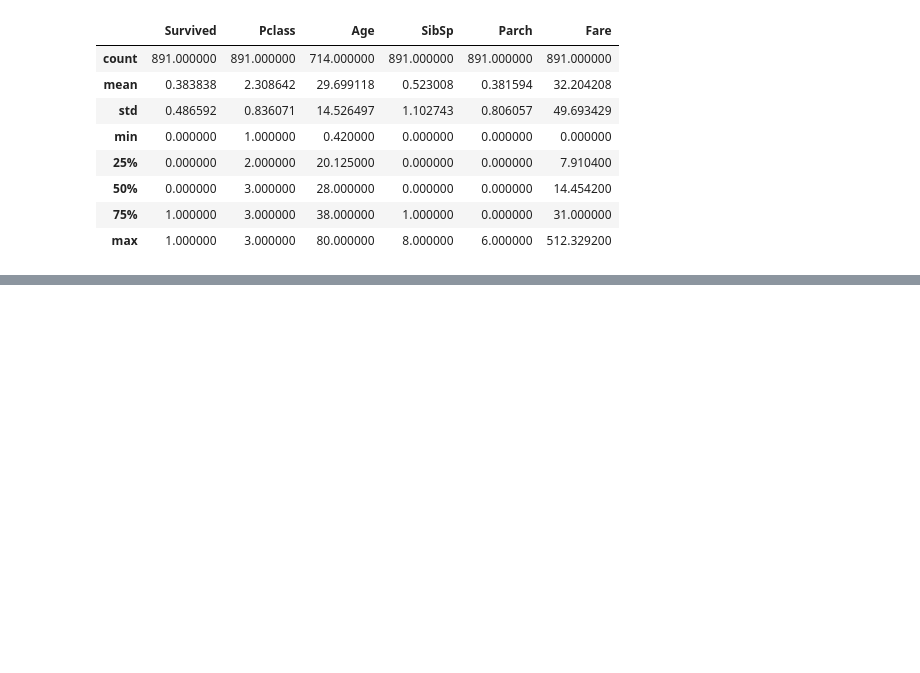
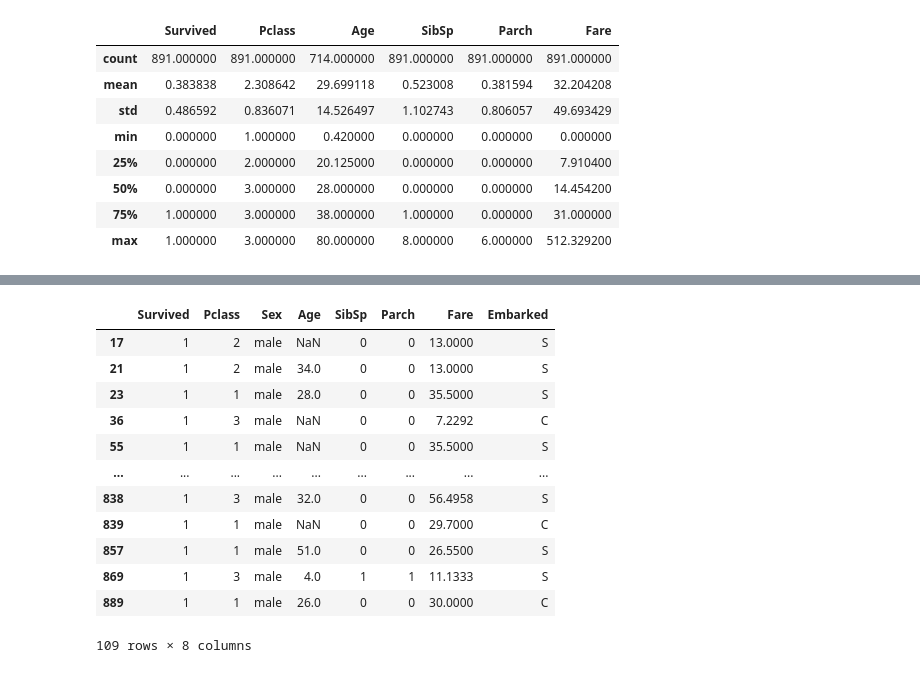
Before and after one commit to puvanans/titanicDataset, a Jupyter notebook: genesis.ipynb, the cells around one changed output, grey strips where cells are left out. Cells and saved outputs as stored; diff of their text form; code cells hidden in the pictures; blank space fills up the shorter version.

```diff
--- a/genesis.ipynb
+++ b/genesis.ipynb
@@ -107,0 +135,19 @@ Text(0.5, 1.0, 'Agewise distribution of the passenger onboard')
+# %%
+
+maleSurvivor = df_cleaned.loc[(df_cleaned['Survived']==1) & (df_cleaned['Sex'] == 'male')]
+
+maleSurvivor
+# %% [output]
+|  | Survived | Pclass | Sex | Age | SibSp | Parch | Fare | Embarked |
+| 17 | 1 | 2 | male | NaN | 0 | 0 | 13.0000 | S |
+| 21 | 1 | 2 | male | 34.0 | 0 | 0 | 13.0000 | S |
+| 23 | 1 | 1 | male | 28.0 | 0 | 0 | 35.5000 | S |
+| 36 | 1 | 3 | male | NaN | 0 | 0 | 7.2292 | C |
+| 55 | 1 | 1 | male | NaN | 0 | 0 | 35.5000 | S |
+| ... | ... | ... | ... | ... | ... | ... | ... | ... |
+| 838 | 1 | 3 | male | 32.0 | 0 | 0 | 56.4958 | S |
+| 839 | 1 | 1 | male | NaN | 0 | 0 | 29.7000 | C |
+| 857 | 1 | 1 | male | 51.0 | 0 | 0 | 26.5500 | S |
+| 869 | 1 | 3 | male | 4.0 | 1 | 1 | 11.1333 | S |
+| 889 | 1 | 1 | male | 26.0 | 0 | 0 | 30.0000 | C |
+109 rows × 8 columns
```
Also changed, not shown: parts of 14 cells of this notebook.
